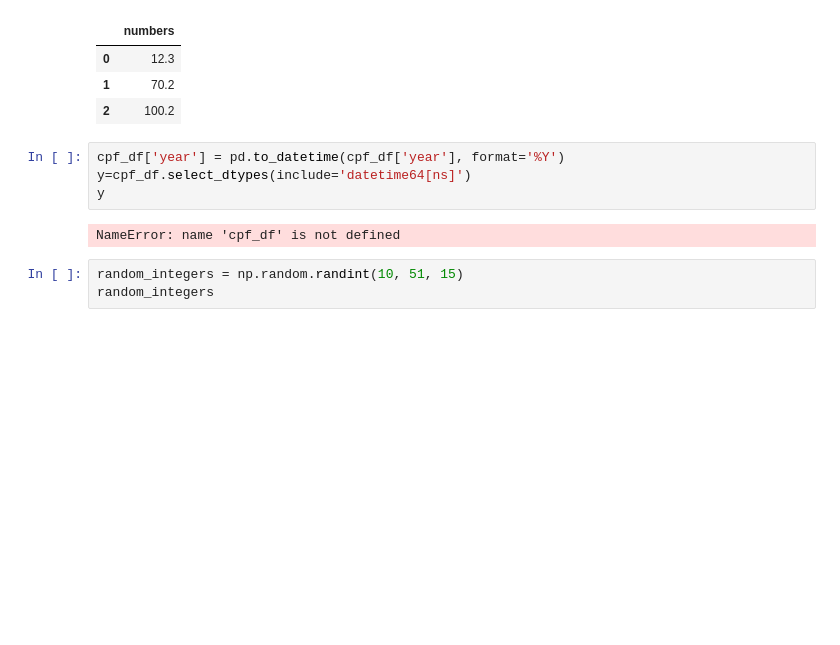
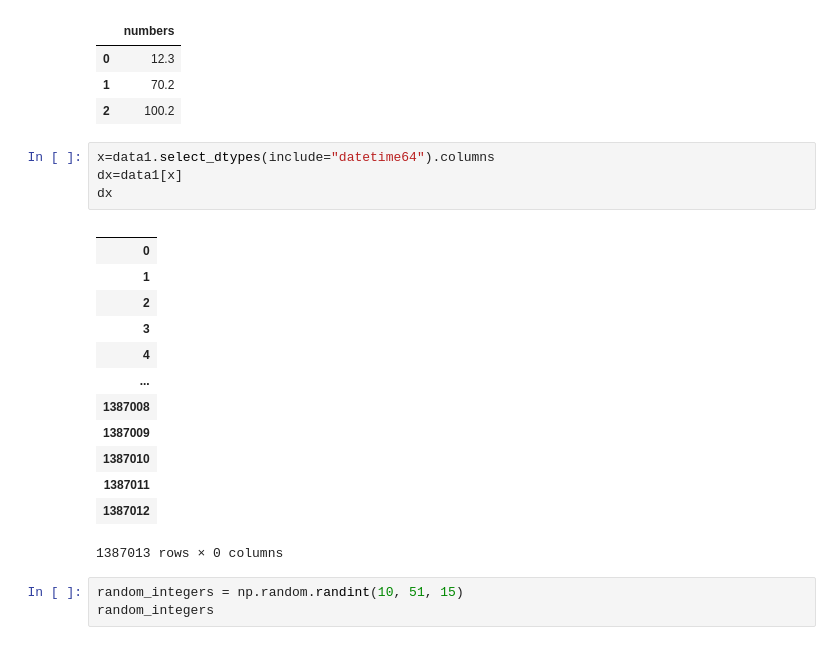
Before and after one commit to ecemguven00/extraexercises1, a Jupyter notebook: extraexercises.ipynb, the cells around one changed output. Drawn from its saved outputs; the diff is of its cells as text; blank space fills up the shorter version.

```diff
--- a/extraexercises.ipynb
+++ b/extraexercises.ipynb
@@ -131,12 +131,24 @@ df
 | 0 | 12.3 |
 | 1 | 70.2 |
 | 2 | 100.2 |
-# %%
-cpf_df['year'] = pd.to_datetime(cpf_df['year'], format='%Y')
-y=cpf_df.select_dtypes(include='datetime64[ns]')
-y
-# %% [output]
-NameError: name 'cpf_df' is not defined
+# %%
+x=data1.select_dtypes(include="datetime64").columns
+dx=data1[x]
+dx
+# %% [output]
+|  |
+| 0 |
+| 1 |
+| 2 |
+| 3 |
+| 4 |
+| ... |
+| 1387008 |
+| 1387009 |
+| 1387010 |
+| 1387011 |
+| 1387012 |
+1387013 rows × 0 columns
 # %%
 random_integers = np.random.randint(10, 51, 15)
 random_integers
```
Also changed, not shown: parts of 13 cells of this notebook.
